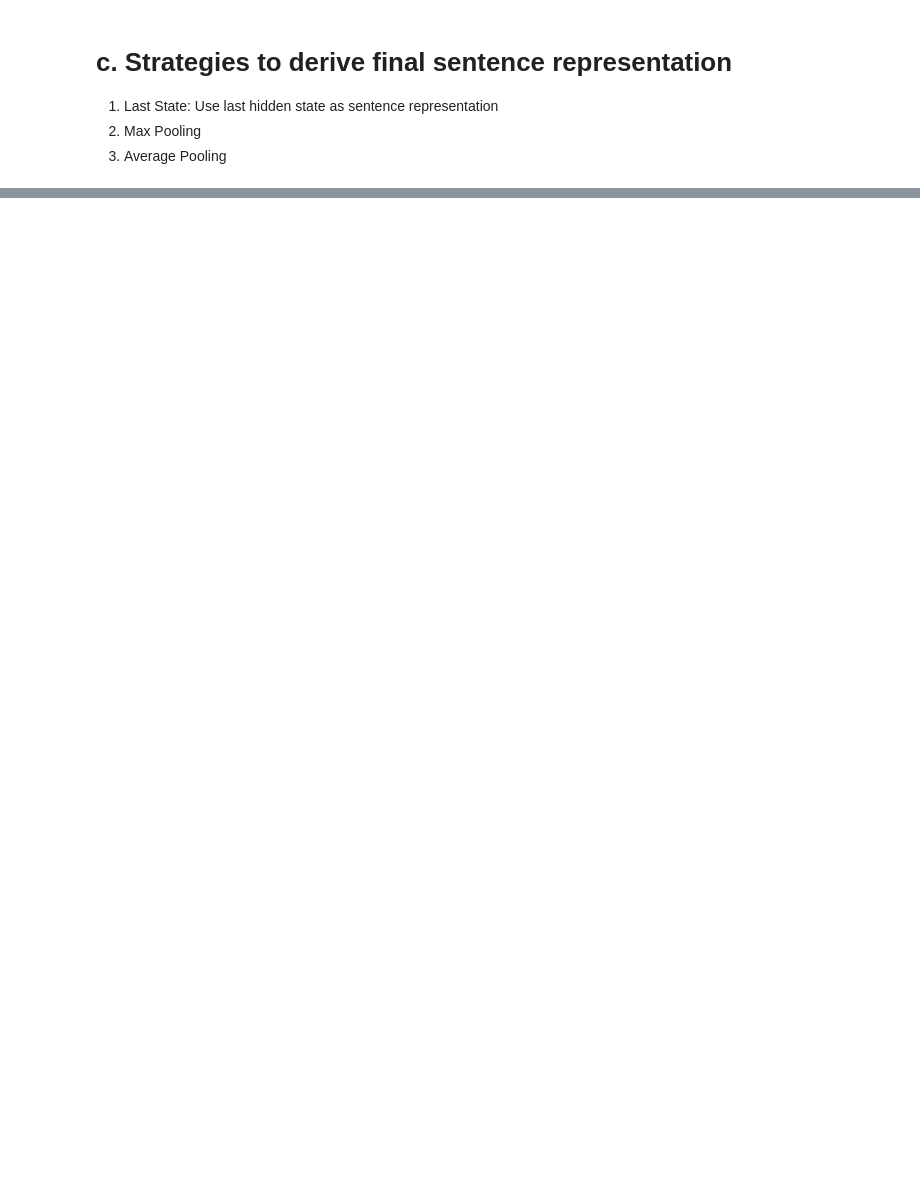
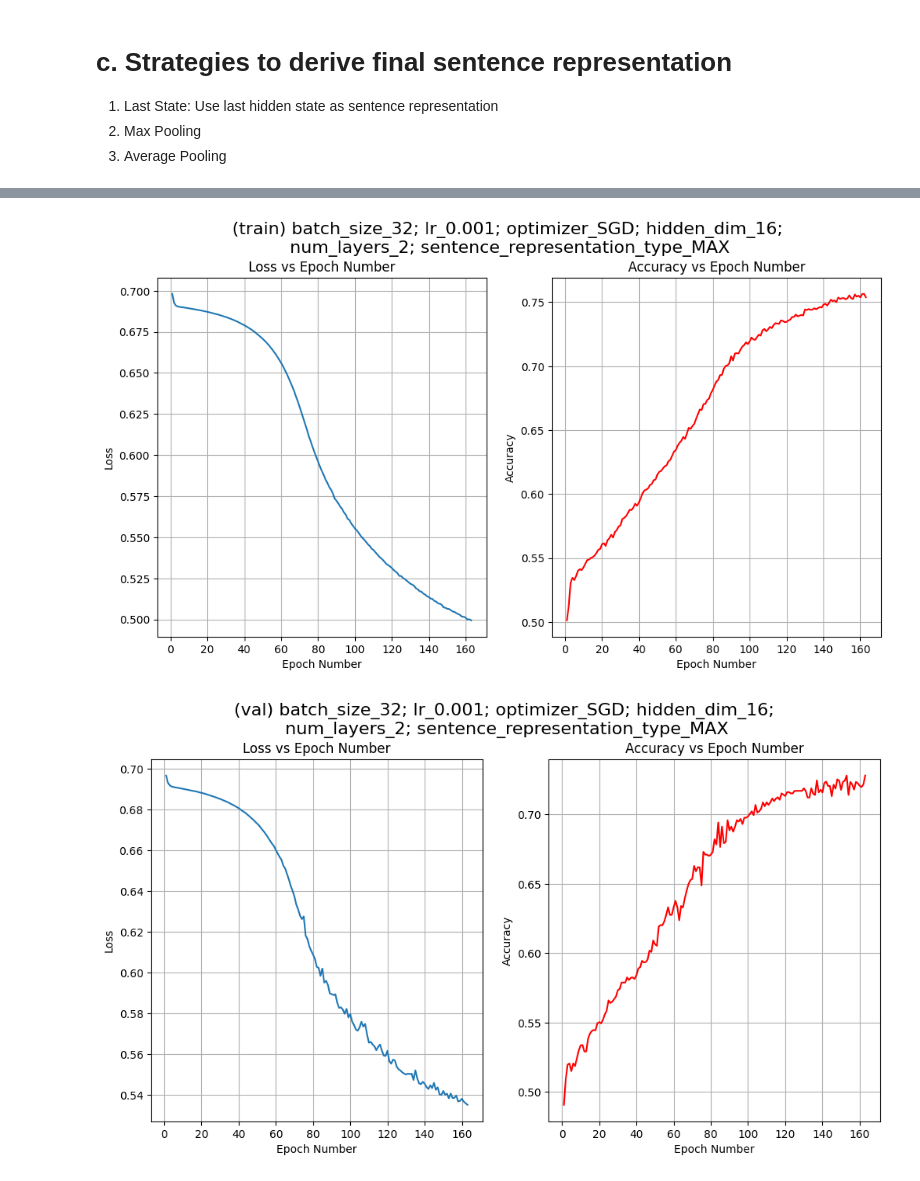
Before and after one commit to xJQx/sc4002-nlp-sentiment-classification, a Jupyter notebook: part2.ipynb, the cells around one changed output, grey strips where cells are left out. Saved outputs shown, nothing was run; the diff lists cells and outputs as text; code cells hidden in the pictures; blank space fills up the shorter version.

```diff
--- a/part2.ipynb
+++ b/part2.ipynb
@@ -49,8 +61,10 @@ from models.RNN import RNN
 import torch.nn as nn
 import torch
 from torch.utils.data import DataLoader
-from solver import train, plot_loss_acc_graph
+from solver import train
+from visualization import plot_loss_acc_graph
 from utils.custom_dataset import TextDataset
+import numpy as np
 
 def train_rnn_model_with_parameters(
     batch_size: int,
@@ -58,6 +72,7 @@ def train_rnn_model_with_parameters(
     optimizer_name: str,
     hidden_dim: int,
     num_layers: int,
+    sentence_representation_type: str = 'last',
     show_progress: bool = True,
 ):
   # Model
@@ -66,7 +81,7 @@ def train_rnn_model_with_parameters(
     hidden_dim=hidden_dim,
     num_layers=num_layers,
     output_dim=2,
-    sentence_representation_type="last"
+    sentence_representation_type=sentence_representation_type
   )
 
   ########################
@@ -96,17 +111,17 @@ def train_rnn_model_with_parameters(
   ########################
   train_dataset = TextDataset(
     dataframe=train_df,
-    max_len=train_df["text"].str.split().apply(len).max(),
+    max_len=int(np.ceil(train_df["text"].str.split().apply(len).mean())), #21
     embedding_matrix_vocab_to_index=embedding_matrix_vocab_to_index_train
   )
   train_dataloader = DataLoader(train_dataset, batch_size=batch_size, shuffle=True)
 
   val_dataset = TextDataset(
     dataframe=val_df,
-    max_len=train_df["text"].str.split().apply(len).max(),
+    max_len=int(np.ceil(train_df["text"].str.split().apply(len).mean())),
     embedding_matrix_vocab_to_index=embedding_matrix_vocab_to_index_train
   )
-  val_dataloader = DataLoader(val_dataset, batch_size=batch_size, shuffle=True)
+  val_dataloader = DataLoader(val_dataset, batch_size=batch_size, shuffle=False)
 
   ########################
   ######### Train ########
@@ -125,8 +140,8 @@ def train_rnn_model_with_parameters(
   ########################
   ######### Plot #########
   ########################
-  subtitle = f"batch_size_{batch_size}; lr_{learning_rate}; optimizer_{optimizer_name}; hidden_dim_{hidden_dim}; num_layers_{num_layers}"
-  save_filename_prefix = f"rnn/last/batch_size_{batch_size}-lr_{learning_rate}-optimizer_{optimizer_name}-hidden_dim_{hidden_dim}-num_layers_{num_layers}"
+  subtitle = f"batch_size_{batch_size}; lr_{learning_rate}; optimizer_{optimizer_name}; hidden_dim_{hidden_dim};\n num_layers_{num_layers}; sentence_representation_type_{sentence_representation_type}"
+  save_filename_prefix = f"rnn/test/batch_size_{batch_size}-lr_{learning_rate}-optimizer_{optimizer_name}-hidden_dim_{hidden_dim}-num_layers_{num_layers}-sentence_representation_type_{sentence_representation_type}"
 
   # Plot Train Loss and Accuracy Graph
   plot_loss_acc_graph(
@@ -161,6 +176,7 @@ def train_rnn_model_with_parameters(
     # RNN Model Parameters
     "hidden_dim": hidden_dim,
     "num_layers": num_layers,
+    "sentence_representation_type": sentence_representation_type,
 
     # Model performance
     "train_loss": avg_train_loss[-1],
@@ -171,4 +187,5 @@ def train_rnn_model_with_parameters(
     # Epoch Number
     "num_of_epochs": num_of_epochs
   }
-  return model, configuration_results
+
+  return model, configuration_results, avg_train_loss, avg_train_acc, avg_val_loss, avg_val_acc
@@ -411,0 +660,24 @@ Test Accuracy: 0.5
+# %%
+subtitle = f"batch_size_{batch_size}; lr_{learning_rate}; optimizer_{optimizer_name}; hidden_dim_{hidden_dim};\n num_layers_{num_layers}; sentence_representation_type_MAX"
+save_filename_prefix = f"rnn/part_c_BEST/batch_size_{batch_size}-lr_{learning_rate}-optimizer_{optimizer_name}-hidden_dim_{hidden_dim}-num_layers_{num_layers}-sentence_representation_type_MAX"
+
+plot_loss_acc_graph(
+    loss_list=part_c_model_df['train_loss_arr'][0],
+    acc_list=part_c_model_df['train_acc_arr'][0],
+    dataset_type="train",
+    subtitle=subtitle,
+    save_filename_prefix=save_filename_prefix,
+    display=True
+)
+
+plot_loss_acc_graph(
+    loss_list=part_c_model_df['val_loss_arr'][0],
+    acc_list=part_c_model_df['val_acc_arr'][0],
+    dataset_type="val",
+    subtitle=subtitle,
+    save_filename_prefix=save_filename_prefix,
+    display=True
+)
+# %% [output]
+[figure, added]
+[figure, added]
```
Also changed, not shown: parts of 18 cells of this notebook, 3 other files.
